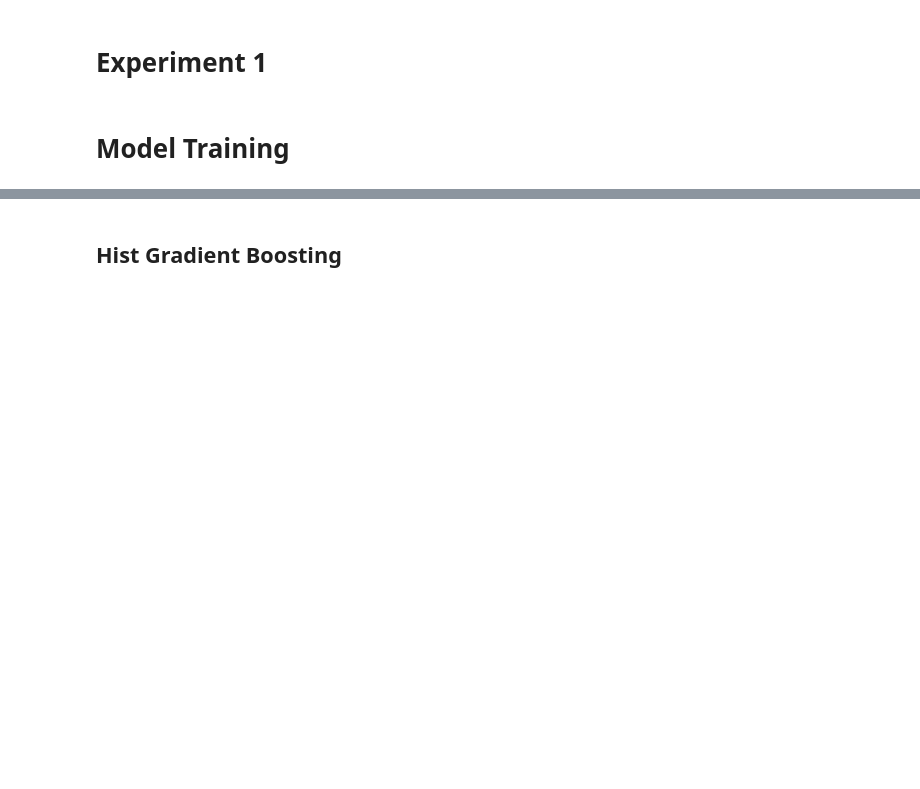
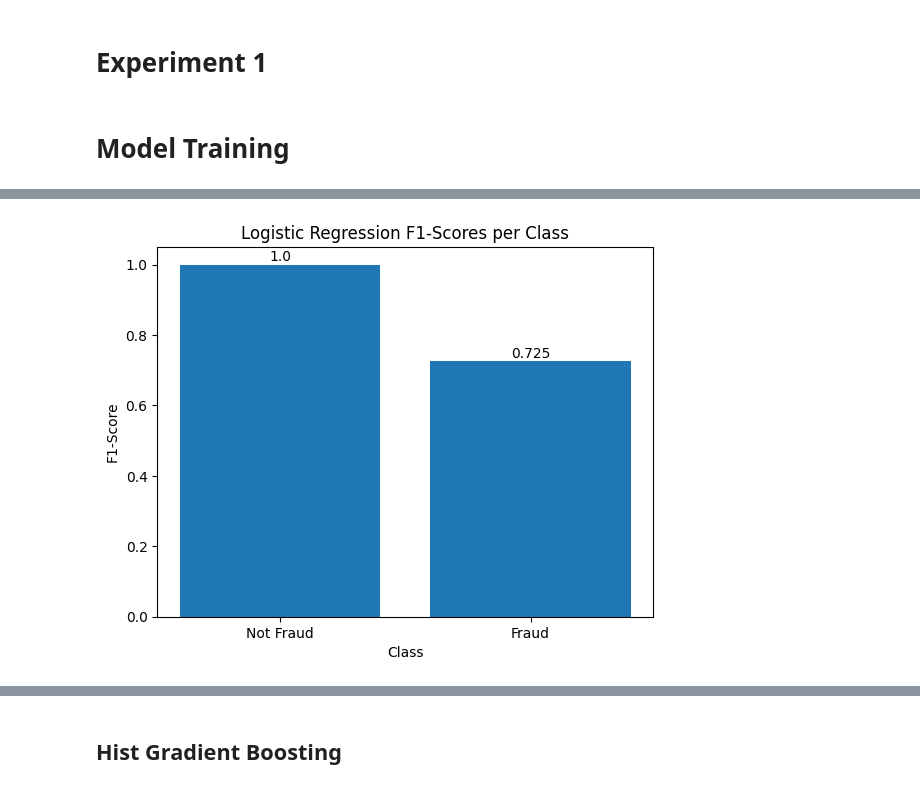
Before and after one commit to dpons222/Portfolio, a Jupyter notebook: Credit-Card-Fraud-Detection/credit_card_fraud_detection.ipynb, the cells around one changed output, grey strips where cells are left out. Drawn from its saved outputs; the diff is of its cells as text; code cells hidden in the pictures; blank space fills up the shorter version.

Commit message:
completed credit_card_fraud_detection

```diff
--- a/Credit-Card-Fraud-Detection/credit_card_fraud_detection.ipynb
+++ b/Credit-Card-Fraud-Detection/credit_card_fraud_detection.ipynb
@@ -98,0 +110,4 @@ plt.show()
+# %%
+lr_pipeline = Pipeline([('scaler', StandardScaler()),
+                         ('model', LogisticRegressionCV(cv=cv, random_state=rng, n_jobs=-1))])
+lr_pipeline.fit(X_train, y_train)
@@ -98,0 +120,2 @@ plt.show()
+# %%
+y_pred_lr = lr_pipeline.predict(X_test)
@@ -98,0 +136,29 @@ plt.show()
+# %%
+lr_class_report = classification_report(y_test, y_pred_lr, output_dict=True)
+
+f1_scores = {}
+for key, value in lr_class_report.items():
+    if key.isdigit():
+        f1_scores[int(key)] = value['f1-score']  # Convert key to int
+
+# Rename the classes
+class_names = ['Not Fraud', 'Fraud']  # Assuming 0 is Not Fraud, 1 is Fraud
+
+# Ensure the order is correct
+f1_not_fraud = f1_scores.get(0, 0) # get the value or default to 0.
+f1_fraud = f1_scores.get(1, 0)
+
+f1_values = [f1_not_fraud, f1_fraud]
+
+plt.bar(class_names, f1_values)
+plt.xlabel('Class')
+plt.ylabel('F1-Score')
+plt.title('Logistic Regression F1-Scores per Class')
+
+# Annotate the bars with their values
+for i, j in enumerate(f1_values):
+    plt.text(i, j + 0.01, str(round(j, 3)), ha='center') # add value labels.
+
+plt.show()
+# %% [output]
+[figure, added]
```
Also changed, not shown: parts of 26 cells of this notebook, 1 other file.
